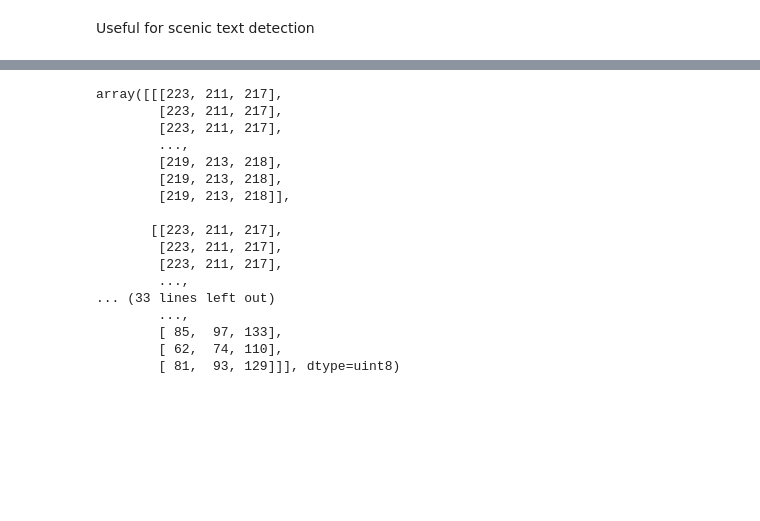
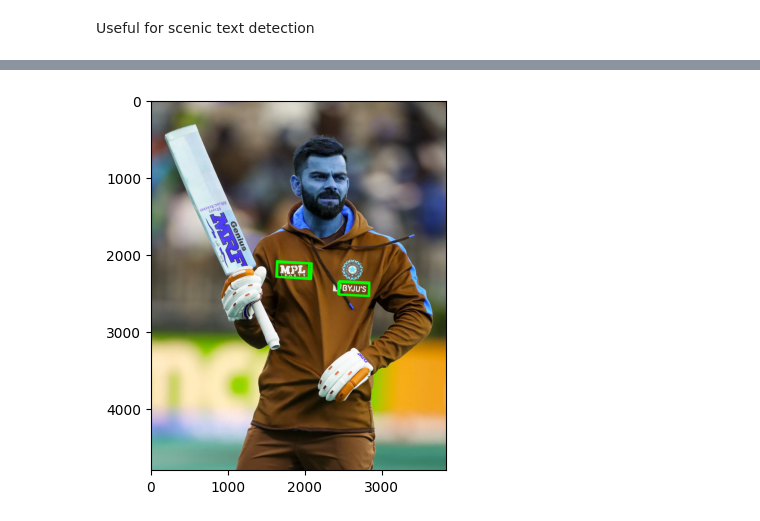
Before and after one commit to nagajas/Medical-Record-OCR, a Jupyter notebook: ocr_processing.ipynb, the cells around one changed output, grey strips where cells are left out. Drawn from its saved outputs; the diff is of its cells as text; code cells hidden in the pictures; blank space fills up the shorter version.

Commit message:
added east to notebook

```diff
--- a/ocr_processing.ipynb
+++ b/ocr_processing.ipynb
@@ -54,21 +60,6 @@ from east import localize
 # %%
-img1 = cv2.imread("Walmart.jpeg")
-localize(img1,east = "frozen_east_text_detection.pb")
+
+img1 = localize(img1,east = "frozen_east_text_detection.pb")
+plt.imshow(img1);
 # %% [output]
-array([[[223, 211, 217],
-        [223, 211, 217],
-        [223, 211, 217],
-        ...,
-        [219, 213, 218],
-        [219, 213, 218],
-        [219, 213, 218]],
-
-       [[223, 211, 217],
-        [223, 211, 217],
-        [223, 211, 217],
-        ...,
-... (33 lines left out)
-        ...,
-        [ 85,  97, 133],
-        [ 62,  74, 110],
-        [ 81,  93, 129]]], dtype=uint8)
+[figure, added]
```
Also changed, not shown: parts of 1 cell of this notebook, 1 other file.
